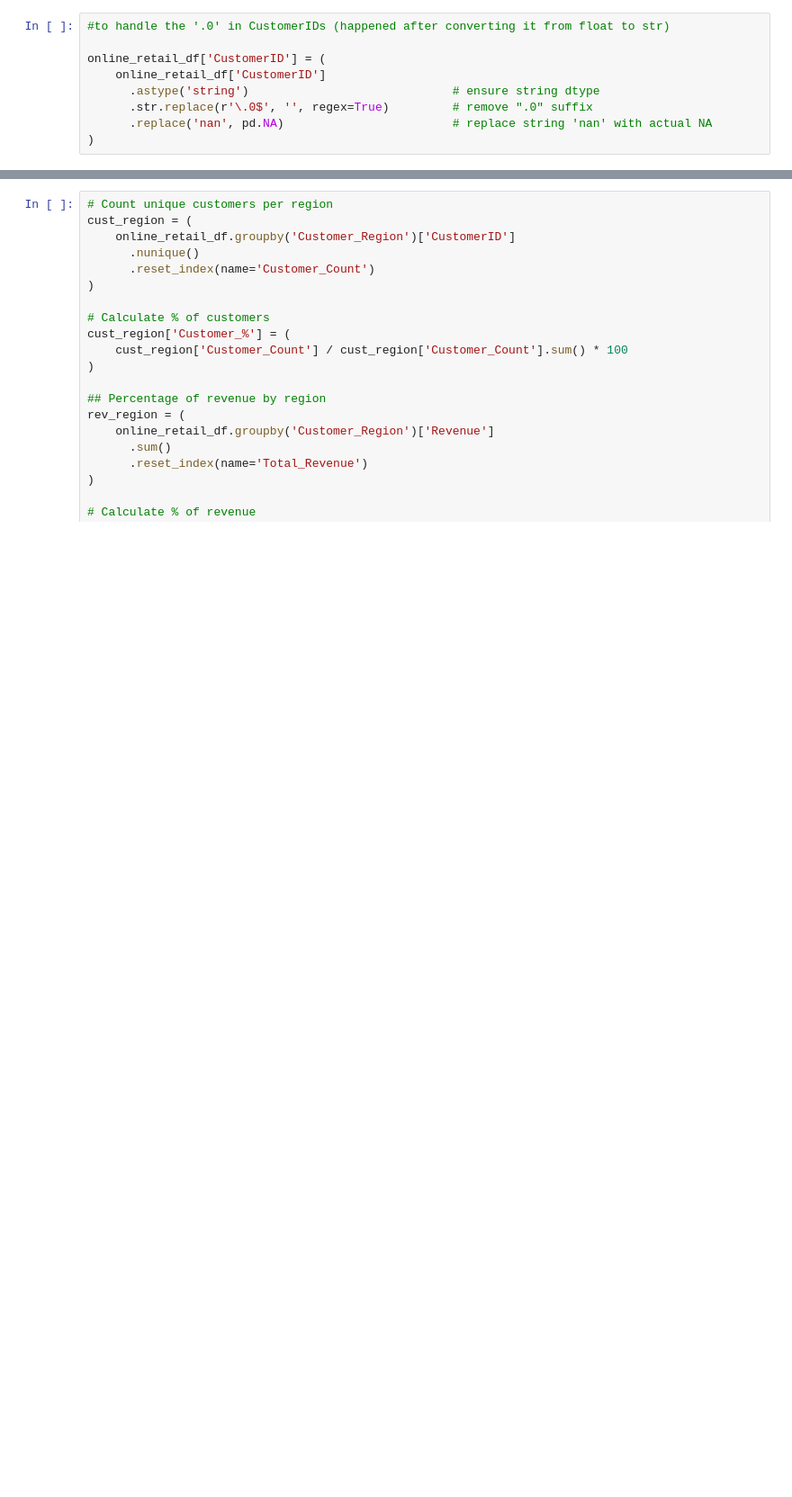
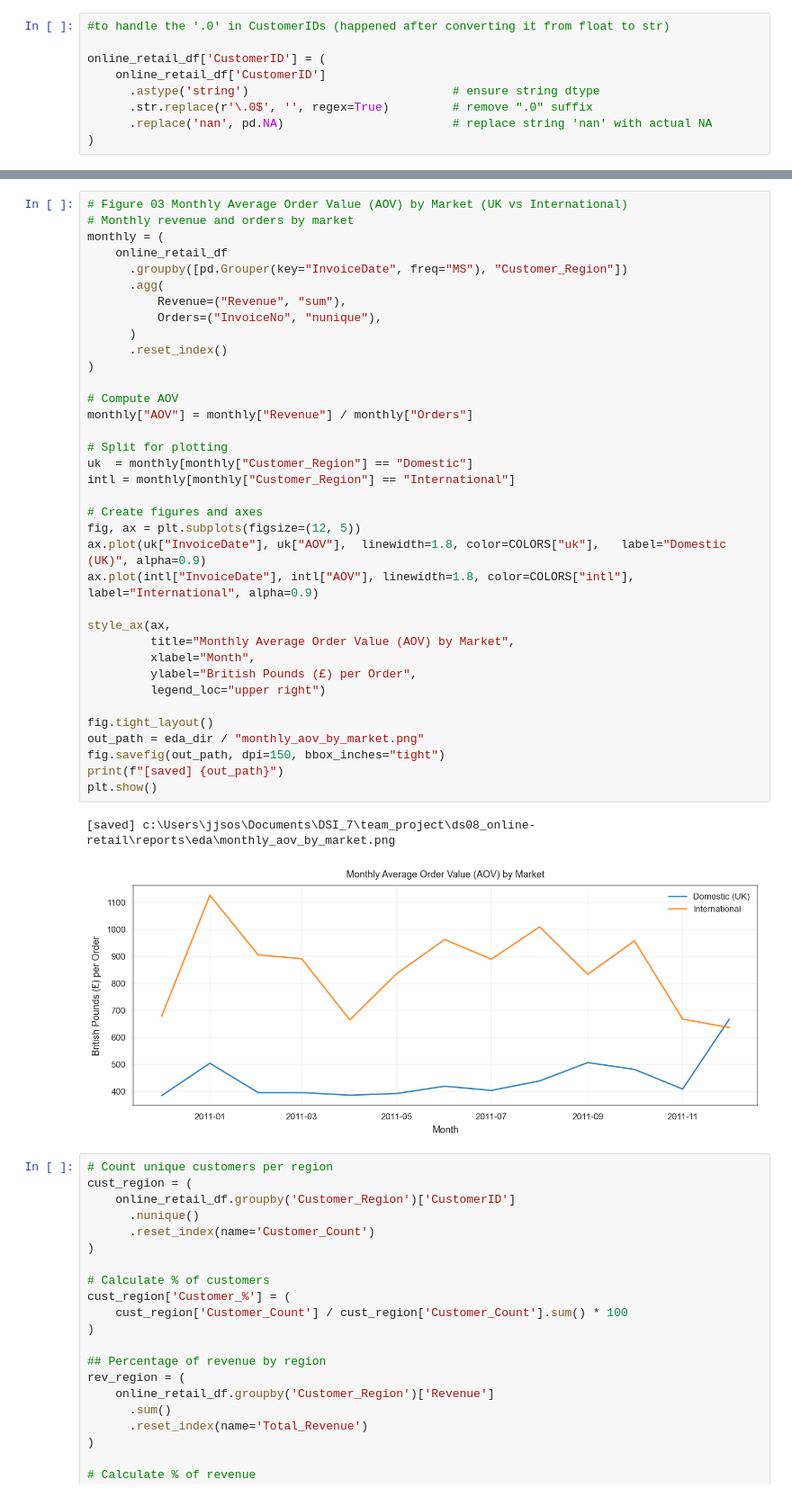
Before and after one commit to bisharatm/ds08_online-retail, a Jupyter notebook: notebooks/02_eda_and_final_preparation.ipynb, the cells around one changed output, grey strips where cells are left out. Shown: that part at 90% size. Drawn from its saved outputs; the diff is of its cells as text; blank space fills up the shorter version.

```diff
--- a/notebooks/02_eda_and_final_preparation.ipynb
+++ b/notebooks/02_eda_and_final_preparation.ipynb
@@ -156,3 +287,42 @@ online_retail_df.head()
+# %%
+# Figure 03 Monthly Average Order Value (AOV) by Market (UK vs International)
+# Monthly revenue and orders by market
+monthly = (
+    online_retail_df
+      .groupby([pd.Grouper(key="InvoiceDate", freq="MS"), "Customer_Region"])
+      .agg(
+          Revenue=("Revenue", "sum"),
+          Orders=("InvoiceNo", "nunique"),
+      )
+      .reset_index()
+)
+
+# Compute AOV
+monthly["AOV"] = monthly["Revenue"] / monthly["Orders"]
+
+# Split for plotting
+uk  = monthly[monthly["Customer_Region"] == "Domestic"]
+intl = monthly[monthly["Customer_Region"] == "International"]
+
+# Create figures and axes
+fig, ax = plt.subplots(figsize=(12, 5))
+ax.plot(uk["InvoiceDate"], uk["AOV"],  linewidth=1.8, color=COLORS["uk"],   label="Domestic (UK)", alpha=0.9)
+ax.plot(intl["InvoiceDate"], intl["AOV"], linewidth=1.8, color=COLORS["intl"], label="International", alpha=0.9)
+
+style_ax(ax,
+         title="Monthly Average Order Value (AOV) by Market",
+         xlabel="Month",
+         ylabel="British Pounds (£) per Order",
+         legend_loc="upper right")
+
+fig.tight_layout()
+out_path = eda_dir / "monthly_aov_by_market.png"
+fig.savefig(out_path, dpi=150, bbox_inches="tight")
+print(f"[saved] {out_path}")
+plt.show()
+# %% [output]
+[saved] c:\Users\jjsos\Documents\DSI_7\team_project\ds08_online-retail\reports\eda\monthly_aov_by_market.png
+[figure, added]
 # %%
 # Count unique customers per region
 cust_region = (
```
Also changed, not shown: parts of 24 cells of this notebook, 7 other files.
